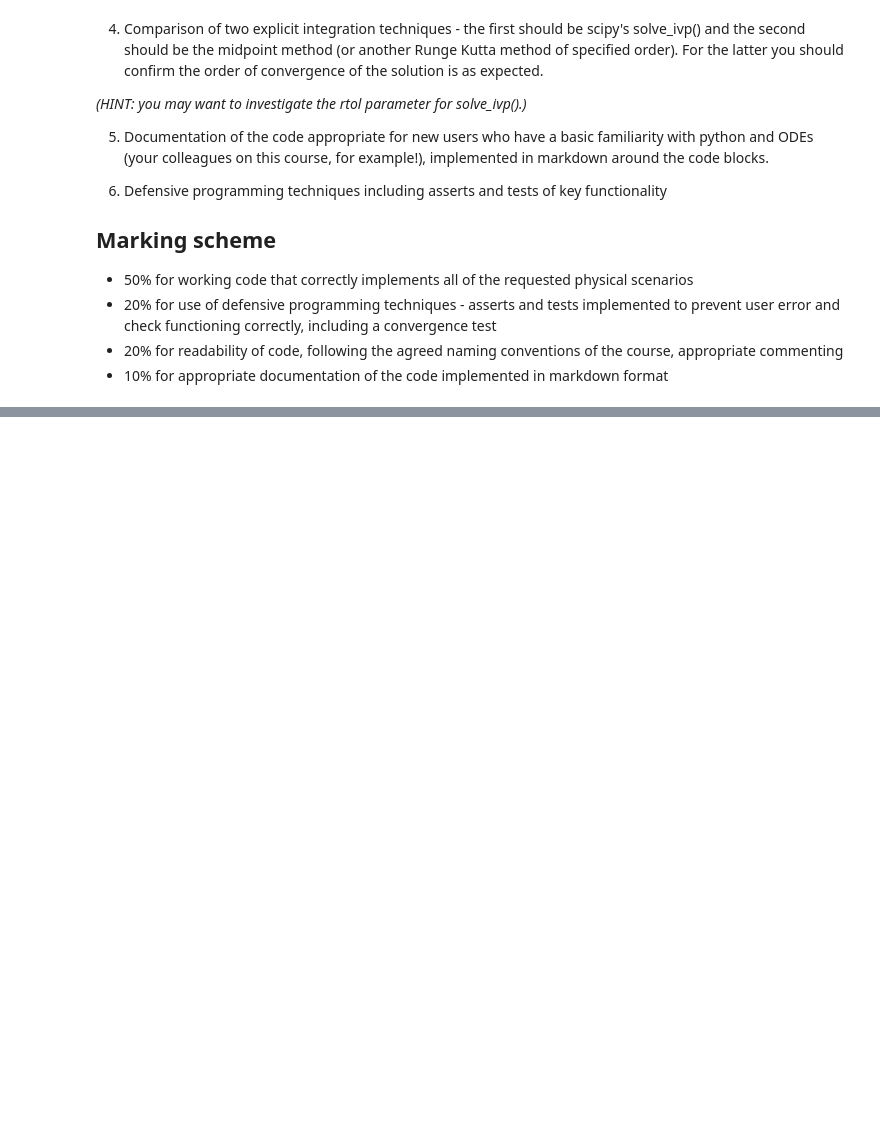
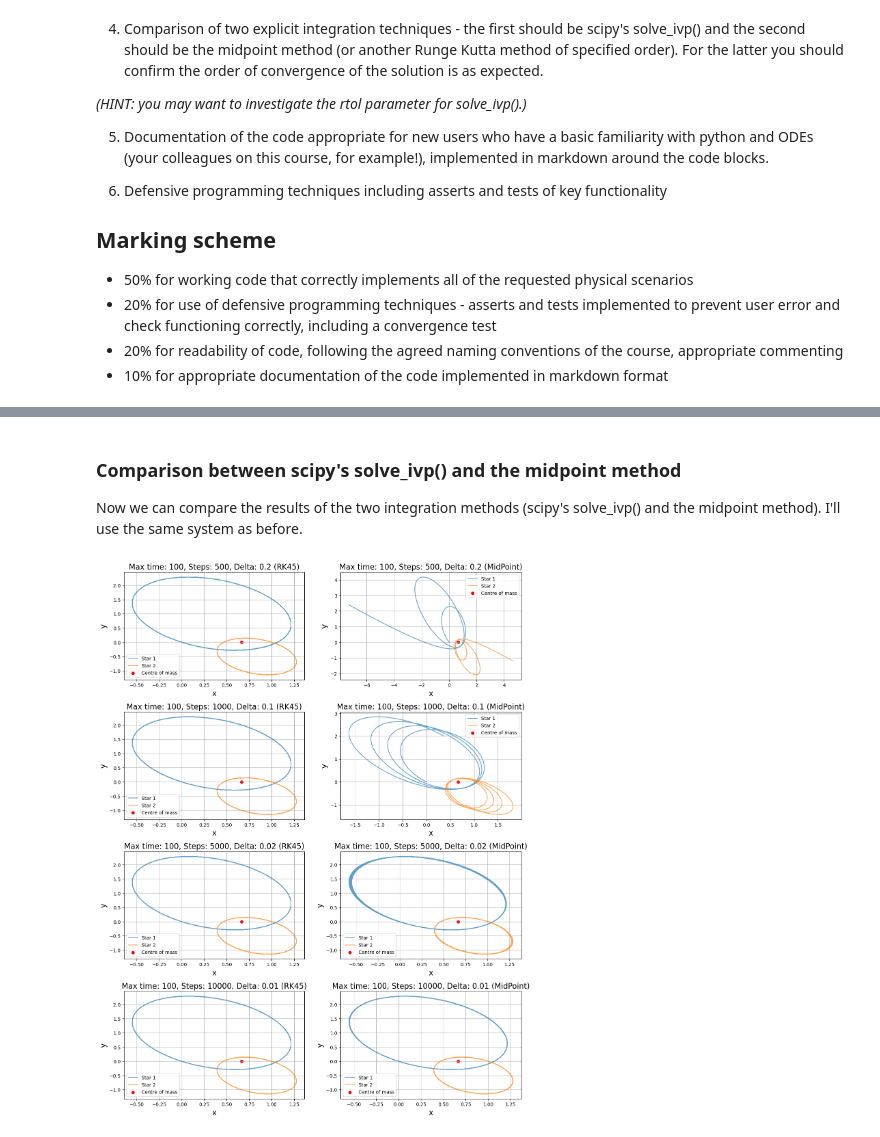
Before and after one commit to Vileh/QMUL-Data-Analytics-Courseworks, a Jupyter notebook: SciComp_1/Coursework1_Trisolaris.ipynb, the cells around one changed output, grey strips where cells are left out. Saved outputs shown, nothing was run; the diff lists cells and outputs as text; code cells hidden in the pictures; blank space fills up the shorter version.

```diff
--- a/SciComp_1/Coursework1_Trisolaris.ipynb
+++ b/SciComp_1/Coursework1_Trisolaris.ipynb
@@ -96,10 +50,0 @@ class Star():
-# %%
-class HyperGiant(Star):
-    def __init__(self, name, mass, starting_position, starting_velocity):
-        super().__init__(name, mass, starting_position, starting_velocity)
-        # Add any additional attributes for HyperGiant here
-
-        self.update_radius()
-
-    def update_radius(self):
-        self.radius =  self.mass * 0.03
@@ -506,0 +656,29 @@ tbp_stellar_system.plot_collision_coordinates(ax)
+# %% [markdown]
+### Comparison between scipy's solve_ivp() and the midpoint method
+
+Now we can compare the results of the two integration methods (scipy's solve_ivp() and the midpoint method). I'll use the same system as before.
+# %%
+first_star = Star(name='Star 1', mass=0.25, starting_position=np.array([0,0]), starting_velocity=np.array([-0.5,0.5]))
+second_star = Star(name='Star 2', mass=0.50, starting_position=np.array([1,0]), starting_velocity=np.array([0.25,-0.25]))
+
+two_body_system = StellarSystem(max_time=100, N_time_steps=1000, integration_method='RK45', name='Two Body System')
+
+two_body_system.add_star(first_star)
+two_body_system.add_star(second_star)
+
+fig, ax = plt.subplots(4, 2, figsize=(15,20))
+plt.subplots_adjust(hspace=0.3, wspace=0.2)
+
+time_steps = [500, 1000, 5000, 10000]
+for i, steps in enumerate(time_steps):
+    for j,  method in enumerate(['RK45', 'MidPoint']):
+        two_body_system.name = f"Max time: {100}, Steps: {steps}, Delta: {100/steps}"
+        two_body_system.N_time_steps = steps
+        two_body_system.integration_method = method
+
+        two_body_system.calculate_movement()
+
+        two_body_system.plot_movement(ax[i, j])
+        two_body_system.plot_centre_of_mass(ax[i, j])
+# %% [output]
+[figure, added]
```
Also changed, not shown: parts of 45 cells of this notebook.
